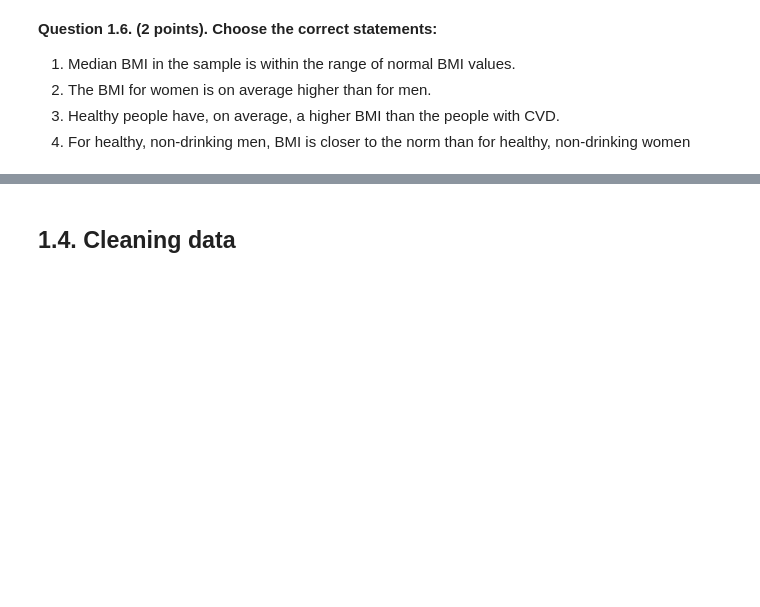
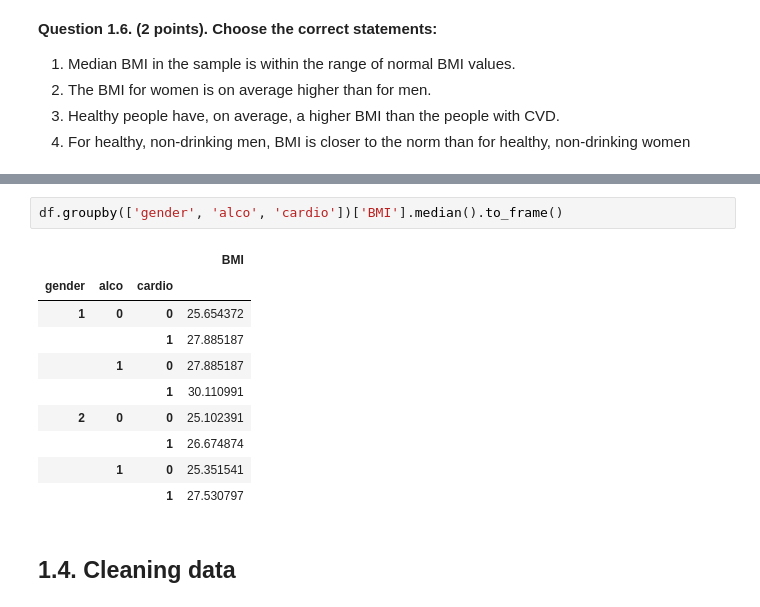
Before and after one commit to RussianJulliet/mlcourse.ai, a Jupyter notebook: Analyzing cardiovascular data .ipynb, the cells around one changed output, grey strips where cells are left out. Cells and saved outputs as stored; diff of their text form; blank space fills up the shorter version.

```diff
--- a/Analyzing cardiovascular data .ipynb
+++ b/Analyzing cardiovascular data .ipynb
@@ -210,3 +311,16 @@ Create a new feature – BMI ([Body Mass Index](https://en.wikipedia.org/wiki/Bo
+# %%
+df.groupby(['gender', 'alco', 'cardio'])['BMI'].median().to_frame()
+# %% [output]
+|  |  |  | BMI |
+| gender | alco | cardio |  |
+| 1 | 0 | 0 | 25.654372 |
+|  |  | 1 | 27.885187 |
+|  | 1 | 0 | 27.885187 |
+|  |  | 1 | 30.110991 |
+| 2 | 0 | 0 | 25.102391 |
+|  |  | 1 | 26.674874 |
+|  | 1 | 0 | 25.351541 |
+|  |  | 1 | 27.530797 |
 # %% [markdown]
 ## 1.4. Cleaning data
 # %% [markdown]
```
Also changed, not shown: parts of 21 cells of this notebook.
